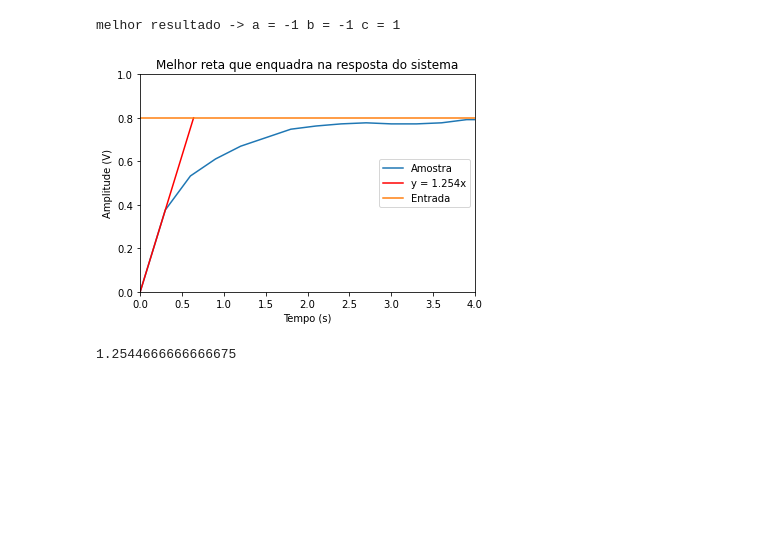
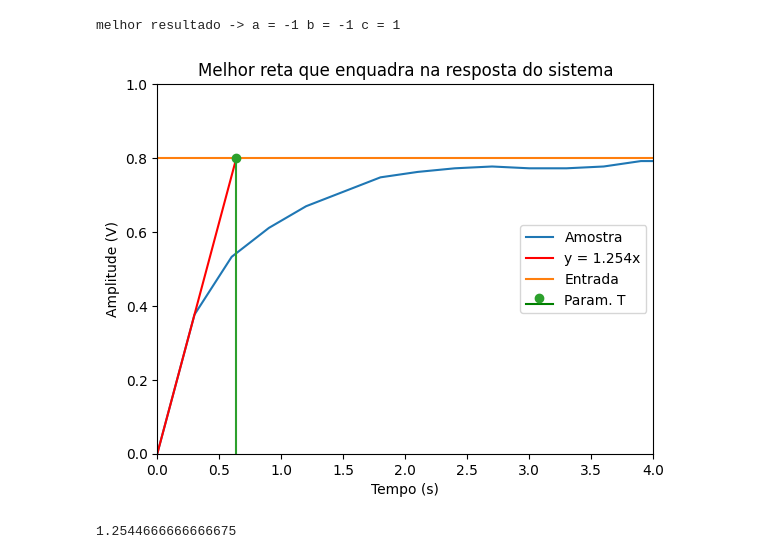
Before and after one commit to RafaelChavesPB/Controle-Digital, a Jupyter notebook: Projeto3 - Sistemas de Controle.ipynb, the cells around one changed output. Cells and saved outputs as stored; diff of their text form; code cells hidden in the pictures; blank space fills up the shorter version.

```diff
--- a/Projeto3 - Sistemas de Controle.ipynb
+++ b/Projeto3 - Sistemas de Controle.ipynb
@@ -255,32 +258,33 @@ melhor resultado -> a = -1 b = -1 c = 1
 # %%
 def vetor_reta(cang, coefb, vet_tempo):
     val1 = []
     t1 = []
     for i in range(0, len(vet_tempo)):
         temp = cang * vet_tempo[i] + coefb
         if temp > 0.8:
             break
         val1.append(temp)
         t1.append(vet_tempo[i])
     t1.append(0.8/cang)
     val1.append(0.8)
     return t1, val1,
 
 t_reta, v_reta = vetor_reta(besta, bestb, useft)
 
 plt.plot(useft, usefv)
 plt.plot(t_reta, v_reta, 'r')
 plt.plot(useft, len(usefv) * [0.8])
-plt.legend(['Amostra','y = ' + str(round(besta,3)) + 'x','Entrada'],loc='center right')
+plt.stem(t_reta[-1], v_reta[-1], linefmt='C2-', markerfmt='o', basefmt='g')
+plt.legend(['Amostra','y = ' + str(round(besta,3)) + 'x','Entrada', 'Param. T'],loc='center right')
 plt.ylabel('Amplitude (V)')
 plt.xlabel('Tempo (s)')
 plt.title("Melhor reta que enquadra na resposta do sistema")
 
 plt.xlim(0, 4)
 plt.ylim(0, 1)
 plt.show()
 # %% [output]
-[figure, old version]
+[figure, new version]
 # %%
 usefv[1]/useft[1]
 # %% [output]
```
Also changed, not shown: parts of 17 cells of this notebook, 1 other file.
